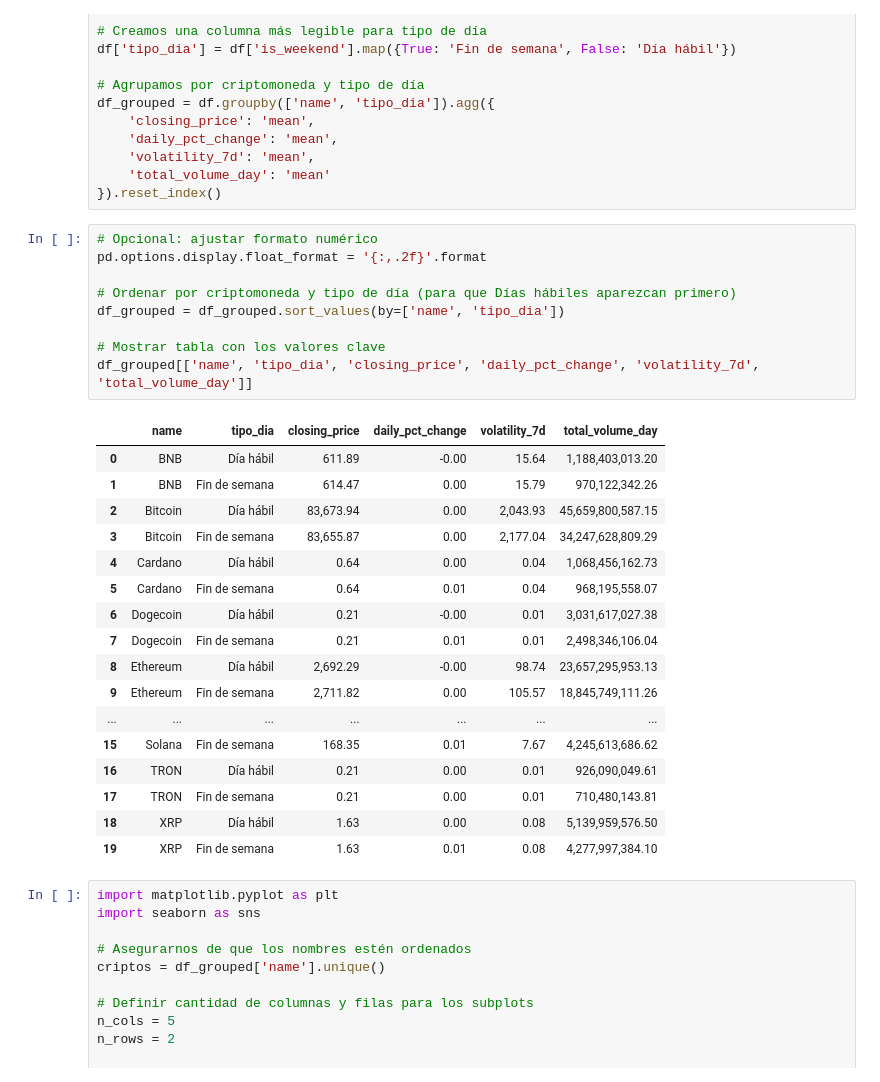
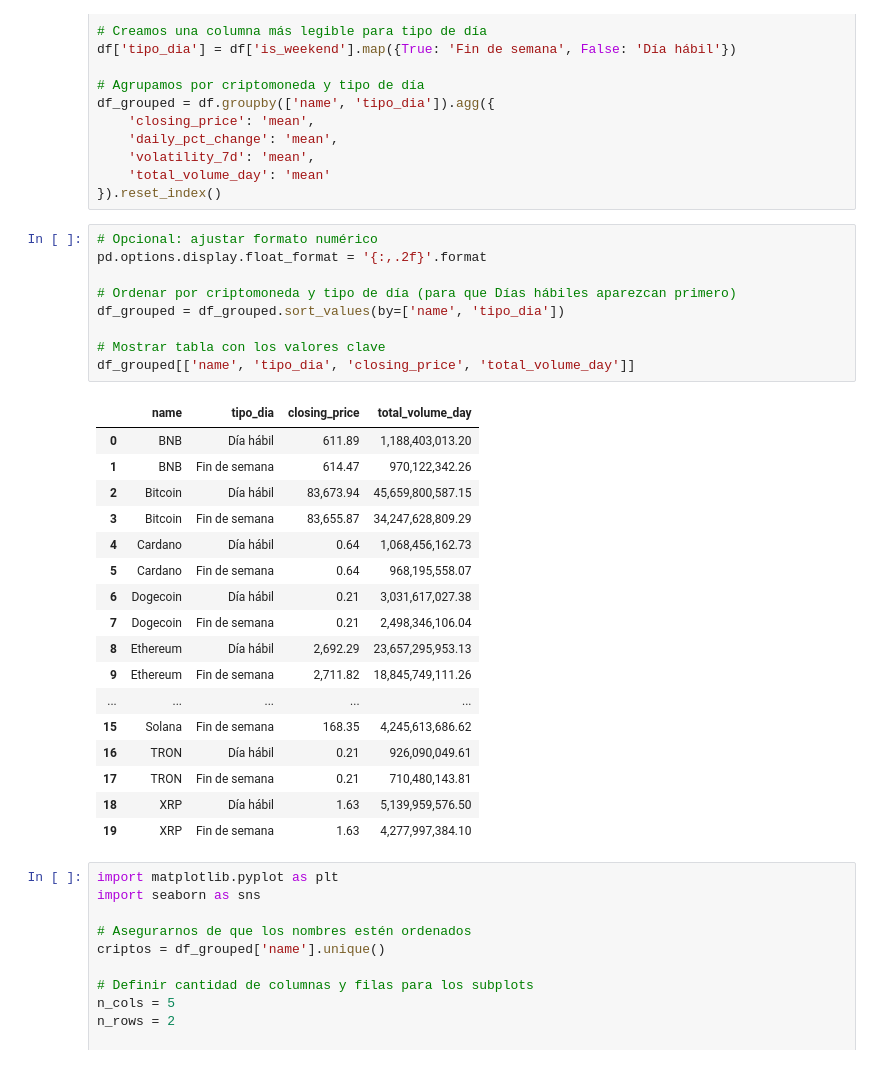
Before and after one commit to TraversaOlazabal/Data-Science-2---ML, a Jupyter notebook: CriptoAnalytics_AlejandroTraversaOlazabal.ipynb, the cells around one changed output. Drawn from its saved outputs; the diff is of its cells as text.

```diff
--- a/CriptoAnalytics_AlejandroTraversaOlazabal.ipynb
+++ b/CriptoAnalytics_AlejandroTraversaOlazabal.ipynb
@@ -1631,30 +1631,30 @@ df_grouped = df.groupby(['name', 'tipo_dia']).agg({
 # %%
 # Opcional: ajustar formato numérico
 pd.options.display.float_format = '{:,.2f}'.format
 
 # Ordenar por criptomoneda y tipo de día (para que Días hábiles aparezcan primero)
 df_grouped = df_grouped.sort_values(by=['name', 'tipo_dia'])
 
 # Mostrar tabla con los valores clave
-df_grouped[['name', 'tipo_dia', 'closing_price', 'daily_pct_change', 'volatility_7d', 'total_volume_day']]
+df_grouped[['name', 'tipo_dia', 'closing_price', 'total_volume_day']]
 # %% [output]
-|  | name | tipo_dia | closing_price | daily_pct_change | volatility_7d | total_volume_day |
-| 0 | BNB | Día hábil | 611.89 | -0.00 | 15.64 | 1,188,403,013.20 |
-| 1 | BNB | Fin de semana | 614.47 | 0.00 | 15.79 | 970,122,342.26 |
-| 2 | Bitcoin | Día hábil | 83,673.94 | 0.00 | 2,043.93 | 45,659,800,587.15 |
-| 3 | Bitcoin | Fin de semana | 83,655.87 | 0.00 | 2,177.04 | 34,247,628,809.29 |
-| 4 | Cardano | Día hábil | 0.64 | 0.00 | 0.04 | 1,068,456,162.73 |
-| 5 | Cardano | Fin de semana | 0.64 | 0.01 | 0.04 | 968,195,558.07 |
-| 6 | Dogecoin | Día hábil | 0.21 | -0.00 | 0.01 | 3,031,617,027.38 |
-| 7 | Dogecoin | Fin de semana | 0.21 | 0.01 | 0.01 | 2,498,346,106.04 |
-| 8 | Ethereum | Día hábil | 2,692.29 | -0.00 | 98.74 | 23,657,295,953.13 |
-| 9 | Ethereum | Fin de semana | 2,711.82 | 0.00 | 105.57 | 18,845,749,111.26 |
-| ... | ... | ... | ... | ... | ... | ... |
-| 15 | Solana | Fin de semana | 168.35 | 0.01 | 7.67 | 4,245,613,686.62 |
-| 16 | TRON | Día hábil | 0.21 | 0.00 | 0.01 | 926,090,049.61 |
-| 17 | TRON | Fin de semana | 0.21 | 0.00 | 0.01 | 710,480,143.81 |
-| 18 | XRP | Día hábil | 1.63 | 0.00 | 0.08 | 5,139,959,576.50 |
-| 19 | XRP | Fin de semana | 1.63 | 0.01 | 0.08 | 4,277,997,384.10 |
+|  | name | tipo_dia | closing_price | total_volume_day |
+| 0 | BNB | Día hábil | 611.89 | 1,188,403,013.20 |
+| 1 | BNB | Fin de semana | 614.47 | 970,122,342.26 |
+| 2 | Bitcoin | Día hábil | 83,673.94 | 45,659,800,587.15 |
+| 3 | Bitcoin | Fin de semana | 83,655.87 | 34,247,628,809.29 |
+| 4 | Cardano | Día hábil | 0.64 | 1,068,456,162.73 |
+| 5 | Cardano | Fin de semana | 0.64 | 968,195,558.07 |
+| 6 | Dogecoin | Día hábil | 0.21 | 3,031,617,027.38 |
+| 7 | Dogecoin | Fin de semana | 0.21 | 2,498,346,106.04 |
+| 8 | Ethereum | Día hábil | 2,692.29 | 23,657,295,953.13 |
+| 9 | Ethereum | Fin de semana | 2,711.82 | 18,845,749,111.26 |
+| ... | ... | ... | ... | ... |
+| 15 | Solana | Fin de semana | 168.35 | 4,245,613,686.62 |
+| 16 | TRON | Día hábil | 0.21 | 926,090,049.61 |
+| 17 | TRON | Fin de semana | 0.21 | 710,480,143.81 |
+| 18 | XRP | Día hábil | 1.63 | 5,139,959,576.50 |
+| 19 | XRP | Fin de semana | 1.63 | 4,277,997,384.10 |
 # %%
 import matplotlib.pyplot as plt
 import seaborn as sns
```
Also changed, not shown: parts of 4 cells of this notebook.
